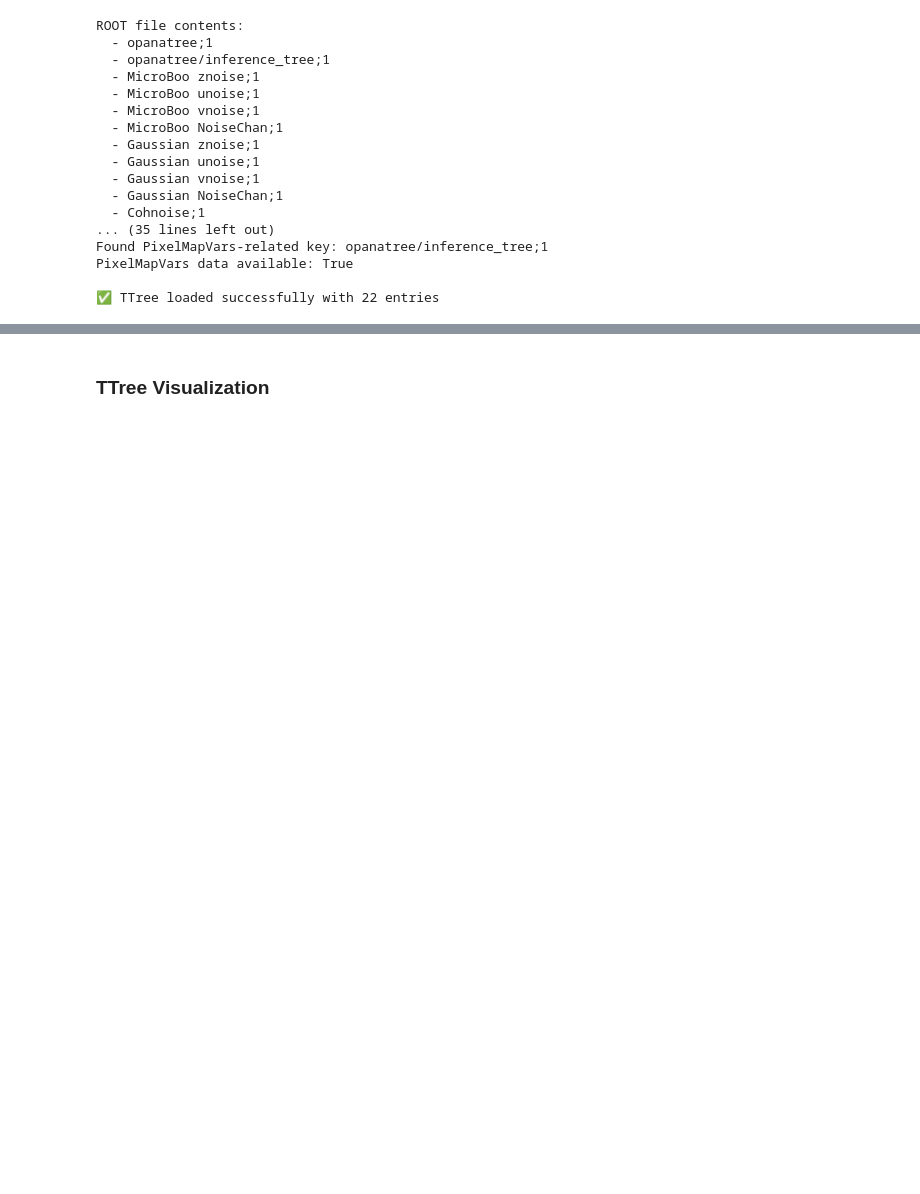
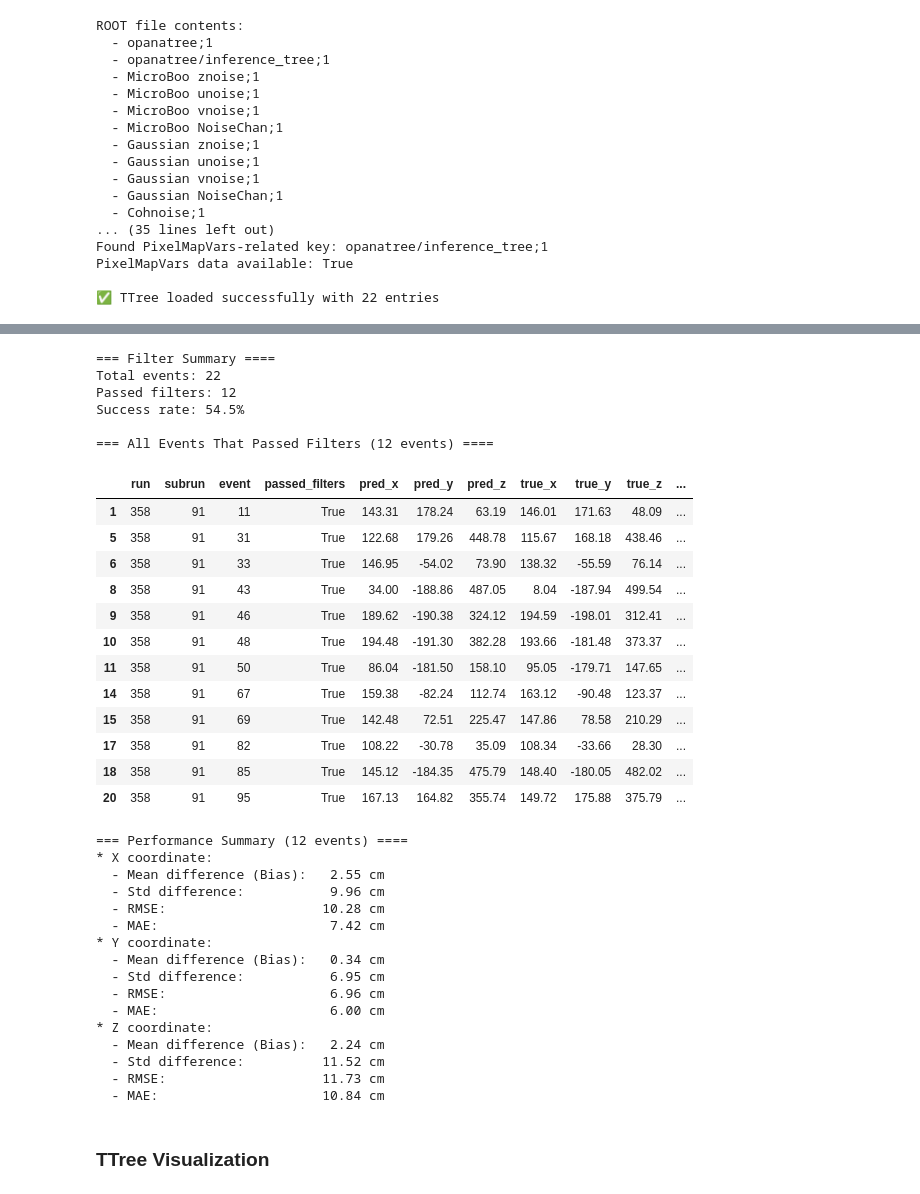
Before and after one commit to SBNSoftware/sbndcode, a Jupyter notebook: sbndcode/PosRecoCVN/inference/ReadPixelMapVars.ipynb, the cells around one changed output, grey strips where cells are left out. Drawn from its saved outputs; the diff is of its cells as text; code cells hidden in the pictures; blank space fills up the shorter version.

Commit message:
inference mode completed, cuts still needs thinking. On the other hand, pixelmapvars.root saving configuration is still in development (I want to not output this root if I decide it)

```diff
--- a/sbndcode/PosRecoCVN/inference/ReadPixelMapVars.ipynb
+++ b/sbndcode/PosRecoCVN/inference/ReadPixelMapVars.ipynb
@@ -228,3 +226,83 @@ Success rate: 54.5%
+# %%
+if has_inference_tree:
+
+    # Read all branches into arrays
+    data = tree.arrays(library='pd')  # Read as pandas DataFrame
+
+    # Filter events that passed filters
+    passed_events = data[data['passed_filters'] == True]
+    print(f"\n=== Filter Summary ====")
+    print(f"Total events: {len(data)}")
+    print(f"Passed filters: {len(passed_events)}")
+    print(f"Success rate: {100*len(passed_events)/len(data):.1f}%")
+
+    # Show events table - only passed events, and all events if <50
+    if len(passed_events) < 50:
+        print(f"\n=== All Events That Passed Filters ({len(passed_events)} events) ====")
+        display(passed_events.round(2))
+    else:
+        print(f"\n=== First 10 Events That Passed Filters ====")
+        display(passed_events.head(10).round(2))
+
+    if len(passed_events) > 0:
+        print(f"\n=== Performance Summary ({len(passed_events)} events) ====")
+
+
+        if len(passed_events) > 0:
+            coords = ['x', 'y', 'z']
+            for coord in coords:
+                diff_col = f'diff_{coord}'
+                if diff_col in passed_events.columns:
+                    diff_values = passed_events[diff_col].values
+                    print(f"* {coord.upper()} coordinate:")
+                    print(f"  - Mean difference (Bias): {np.mean(diff_values):6.2f} cm")
+                    print(f"  - Std difference:         {np.std(diff_values):6.2f} cm")
+                    print(f"  - RMSE:                   {np.sqrt(np.mean(diff_values**2)):6.2f} cm")
+                    print(f"  - MAE:                    {np.mean(np.abs(diff_values)):6.2f} cm")
+
+        else:
+            print("No events with valid predictions found.")
+
+else:
+    print("❌ TTree format not found. File may be from older version without TTree support.")
+    print("Checking if this might be due to old fcl outputCommands...")
+    print("Make sure fcl file includes: 'keep *_TFileService_*_*'")
+# %% [output]
+=== Filter Summary ====
+Total events: 22
+Passed filters: 12
+Success rate: 54.5%
+
+=== All Events That Passed Filters (12 events) ====
+|  | run | subrun | event | passed_filters | pred_x | pred_y | pred_z | true_x | true_y | true_z | ... |
+| 1 | 358 | 91 | 11 | True | 143.31 | 178.24 | 63.19 | 146.01 | 171.63 | 48.09 | ... |
+| 5 | 358 | 91 | 31 | True | 122.68 | 179.26 | 448.78 | 115.67 | 168.18 | 438.46 | ... |
+| 6 | 358 | 91 | 33 | True | 146.95 | -54.02 | 73.90 | 138.32 | -55.59 | 76.14 | ... |
+| 8 | 358 | 91 | 43 | True | 34.00 | -188.86 | 487.05 | 8.04 | -187.94 | 499.54 | ... |
+| 9 | 358 | 91 | 46 | True | 189.62 | -190.38 | 324.12 | 194.59 | -198.01 | 312.41 | ... |
+| 10 | 358 | 91 | 48 | True | 194.48 | -191.30 | 382.28 | 193.66 | -181.48 | 373.37 | ... |
+| 11 | 358 | 91 | 50 | True | 86.04 | -181.50 | 158.10 | 95.05 | -179.71 | 147.65 | ... |
+| 14 | 358 | 91 | 67 | True | 159.38 | -82.24 | 112.74 | 163.12 | -90.48 | 123.37 | ... |
+| 15 | 358 | 91 | 69 | True | 142.48 | 72.51 | 225.47 | 147.86 | 78.58 | 210.29 | ... |
+| 17 | 358 | 91 | 82 | True | 108.22 | -30.78 | 35.09 | 108.34 | -33.66 | 28.30 | ... |
+| 18 | 358 | 91 | 85 | True | 145.12 | -184.35 | 475.79 | 148.40 | -180.05 | 482.02 | ... |
+| 20 | 358 | 91 | 95 | True | 167.13 | 164.82 | 355.74 | 149.72 | 175.88 | 375.79 | ... |
+=== Performance Summary (12 events) ====
+* X coordinate:
+  - Mean difference (Bias):   2.55 cm
+  - Std difference:           9.96 cm
+  - RMSE:                    10.28 cm
+  - MAE:                      7.42 cm
+* Y coordinate:
+  - Mean difference (Bias):   0.34 cm
+  - Std difference:           6.95 cm
+  - RMSE:                     6.96 cm
+  - MAE:                      6.00 cm
+* Z coordinate:
+  - Mean difference (Bias):   2.24 cm
+  - Std difference:          11.52 cm
+  - RMSE:                    11.73 cm
+  - MAE:                     10.84 cm
 # %% [markdown]
 ### TTree Visualization
 # %%
```
Also changed, not shown: parts of 2 cells of this notebook, 3 other files.
